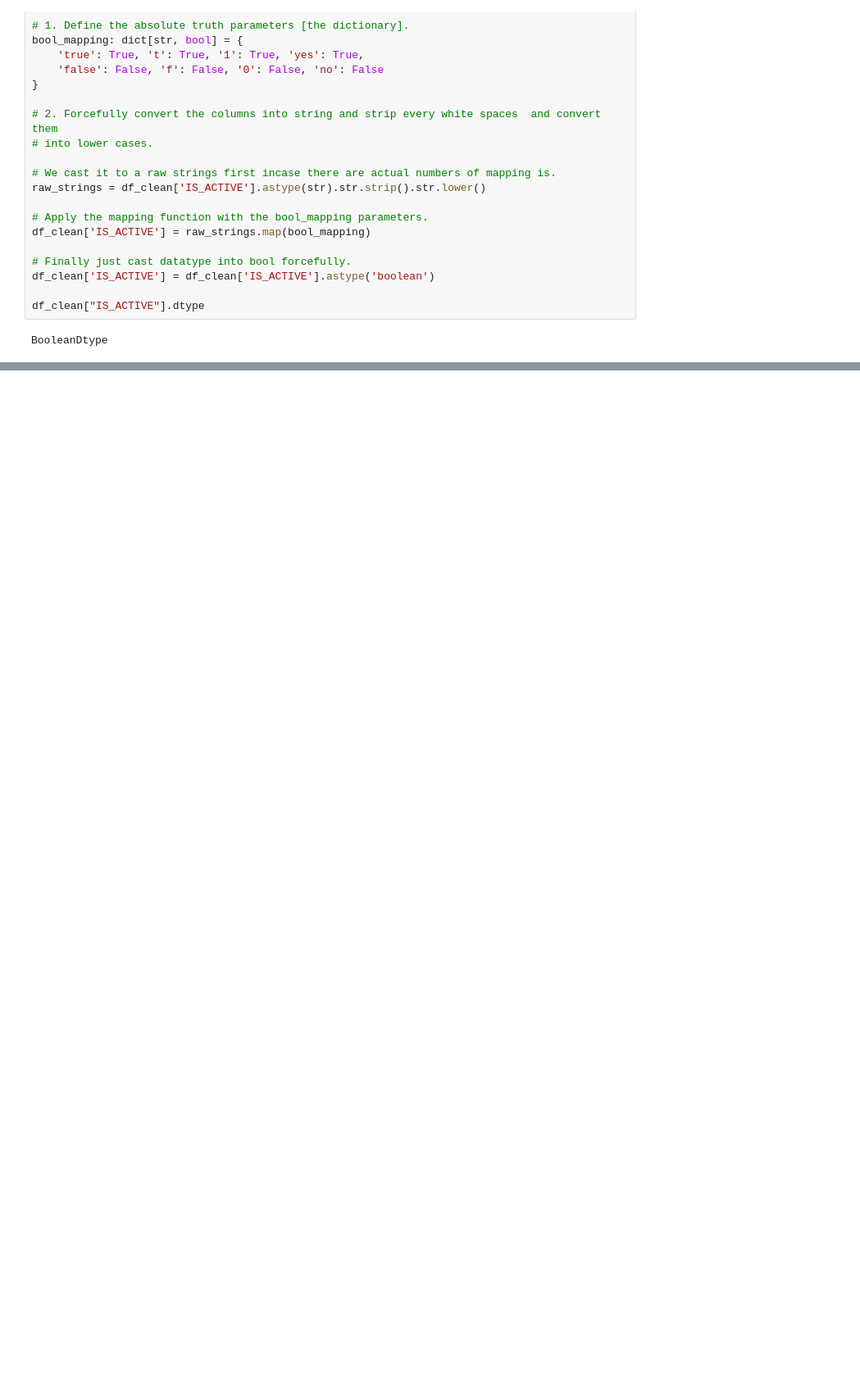
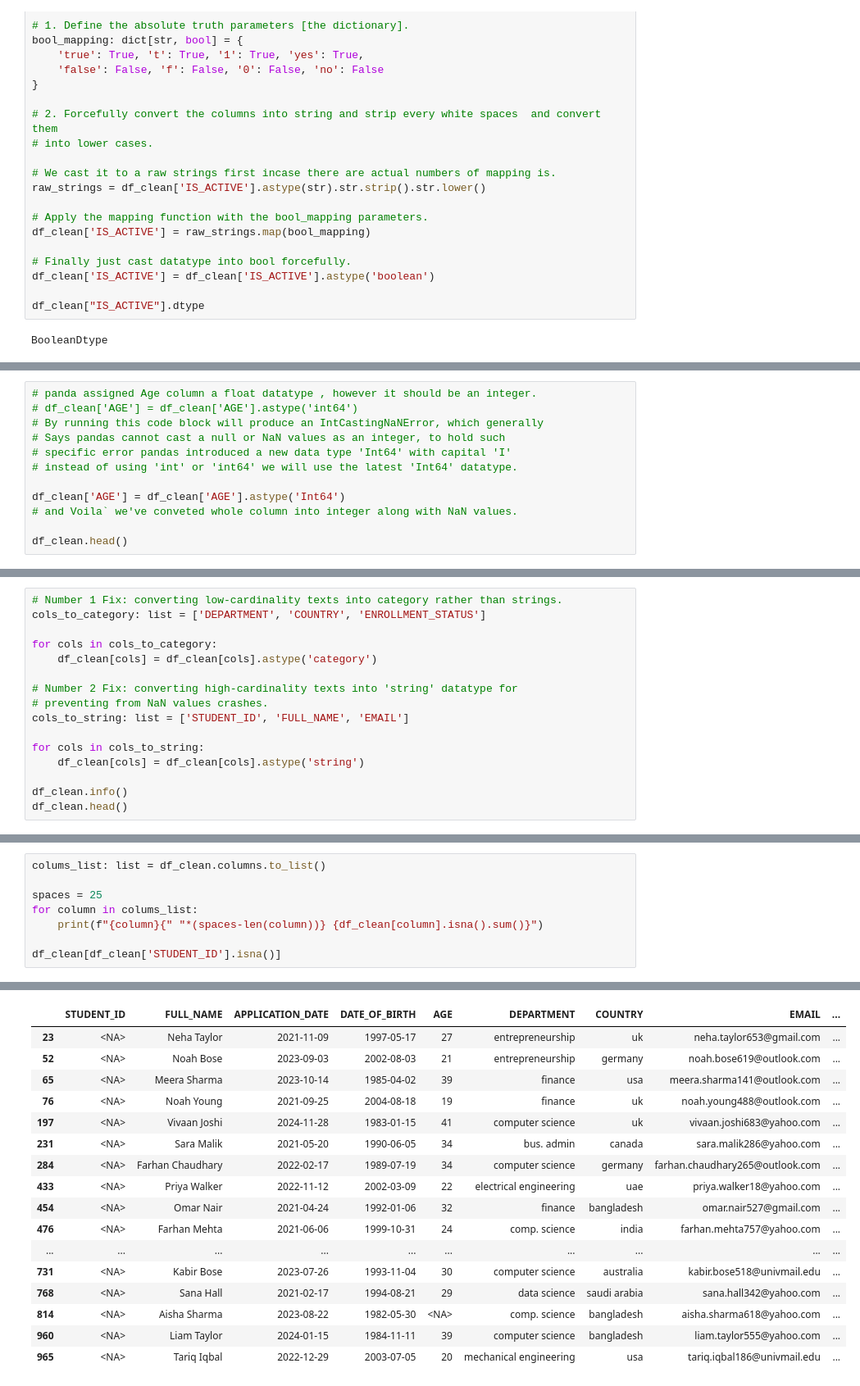
Before and after one commit to sohail-ansari0023/Becoming-A-Data-Analyst, a Jupyter notebook: Data_Cleaning_and_Preprocessing/notebooks/university_dataset.ipynb, the cells around one changed output, grey strips where cells are left out. Shown at 82% size. Saved outputs shown, nothing was run; the diff lists cells and outputs as text; blank space fills up the shorter version.

Commit message:
Covers some of the regular data type casting and few important one such as Categorical Casting and Nullable String Casting

```diff
--- a/Data_Cleaning_and_Preprocessing/notebooks/university_dataset.ipynb
+++ b/Data_Cleaning_and_Preprocessing/notebooks/university_dataset.ipynb
@@ -447,0 +450,12 @@ BooleanDtype
+# %%
+# panda assigned Age column a float datatype , however it should be an integer.
+# df_clean['AGE'] = df_clean['AGE'].astype('int64')
+# By running this code block will produce an IntCastingNaNError, which generally
+# Says pandas cannot cast a null or NaN values as an integer, to hold such
+# specific error pandas introduced a new data type 'Int64' with capital 'I'
+# instead of using 'int' or 'int64' we will use the latest 'Int64' datatype.
+
+df_clean['AGE'] = df_clean['AGE'].astype('Int64')
+# and Voila` we've conveted whole column into integer along with NaN values.
+
+df_clean.head()
@@ -447,0 +495,16 @@ BooleanDtype
+# %%
+# Number 1 Fix: converting low-cardinality texts into category rather than strings.
+cols_to_category: list = ['DEPARTMENT', 'COUNTRY', 'ENROLLMENT_STATUS']
+
+for cols in cols_to_category:
+    df_clean[cols] = df_clean[cols].astype('category')
+
+# Number 2 Fix: converting high-cardinality texts into 'string' datatype for
+# preventing from NaN values crashes.
+cols_to_string: list = ['STUDENT_ID', 'FULL_NAME', 'EMAIL']
+
+for cols in cols_to_string:
+    df_clean[cols] = df_clean[cols].astype('string')
+
+df_clean.info()
+df_clean.head()
@@ -447,0 +535,9 @@ BooleanDtype
+# %%
+colums_list: list = df_clean.columns.to_list()
+
+spaces = 25
+for column in colums_list:
+    print(f"{column}{" "*(spaces-len(column))} {df_clean[column].isna().sum()}")
+
+df_clean[df_clean['STUDENT_ID'].isna()]
+# %% [output]
@@ -447,0 +558,17 @@ BooleanDtype
+|  | STUDENT_ID | FULL_NAME | APPLICATION_DATE | DATE_OF_BIRTH | AGE | DEPARTMENT | COUNTRY | EMAIL | ... |
+| 23 | <NA> | Neha Taylor | 2021-11-09 | 1997-05-17 | 27 | entrepreneurship | uk | neha.taylor653@gmail.com | ... |
+| 52 | <NA> | Noah Bose | 2023-09-03 | 2002-08-03 | 21 | entrepreneurship | germany | noah.bose619@outlook.com | ... |
+| 65 | <NA> | Meera Sharma | 2023-10-14 | 1985-04-02 | 39 | finance | usa | meera.sharma141@outlook.com | ... |
+| 76 | <NA> | Noah Young | 2021-09-25 | 2004-08-18 | 19 | finance | uk | noah.young488@outlook.com | ... |
+| 197 | <NA> | Vivaan Joshi | 2024-11-28 | 1983-01-15 | 41 | computer science | uk | vivaan.joshi683@yahoo.com | ... |
+| 231 | <NA> | Sara Malik | 2021-05-20 | 1990-06-05 | 34 | bus. admin | canada | sara.malik286@yahoo.com | ... |
+| 284 | <NA> | Farhan Chaudhary | 2022-02-17 | 1989-07-19 | 34 | computer science | germany | farhan.chaudhary265@outlook.com | ... |
+| 433 | <NA> | Priya Walker | 2022-11-12 | 2002-03-09 | 22 | electrical engineering | uae | priya.walker18@yahoo.com | ... |
+| 454 | <NA> | Omar Nair | 2021-04-24 | 1992-01-06 | 32 | finance | bangladesh | omar.nair527@gmail.com | ... |
+| 476 | <NA> | Farhan Mehta | 2021-06-06 | 1999-10-31 | 24 | comp. science | india | farhan.mehta757@yahoo.com | ... |
+| ... | ... | ... | ... | ... | ... | ... | ... | ... | ... |
+| 731 | <NA> | Kabir Bose | 2023-07-26 | 1993-11-04 | 30 | computer science | australia | kabir.bose518@univmail.edu | ... |
+| 768 | <NA> | Sana Hall | 2021-02-17 | 1994-08-21 | 29 | data science | saudi arabia | sana.hall342@yahoo.com | ... |
+| 814 | <NA> | Aisha Sharma | 2023-08-22 | 1982-05-30 | <NA> | comp. science | bangladesh | aisha.sharma618@yahoo.com | ... |
+| 960 | <NA> | Liam Taylor | 2024-01-15 | 1984-11-11 | 39 | computer science | bangladesh | liam.taylor555@yahoo.com | ... |
+| 965 | <NA> | Tariq Iqbal | 2022-12-29 | 2003-07-05 | 20 | mechanical engineering | usa | tariq.iqbal186@univmail.edu | ... |
```
Also changed, not shown: parts of 5 cells of this notebook.
